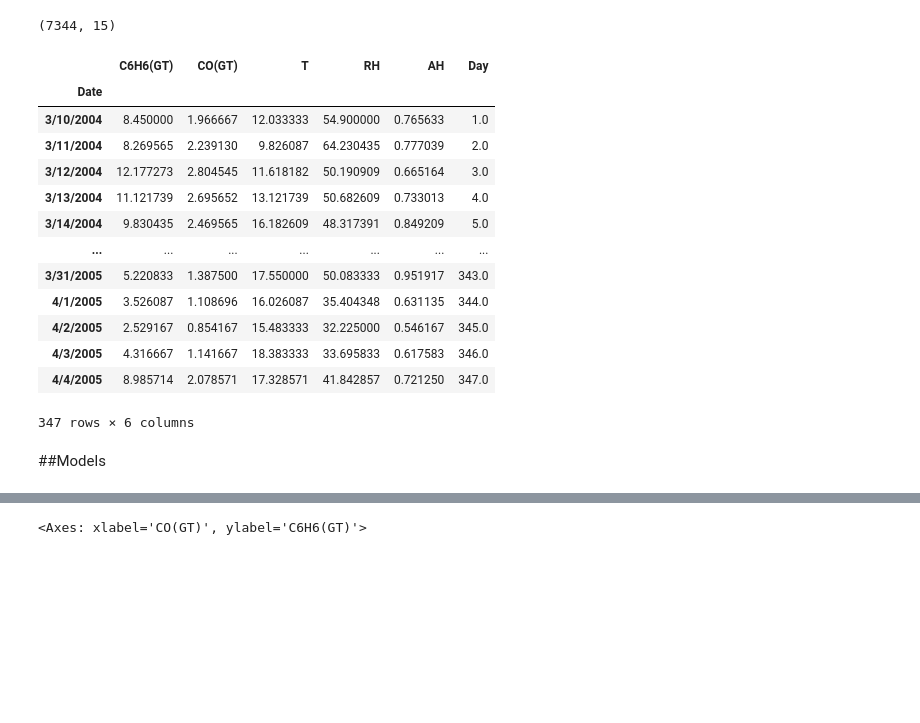
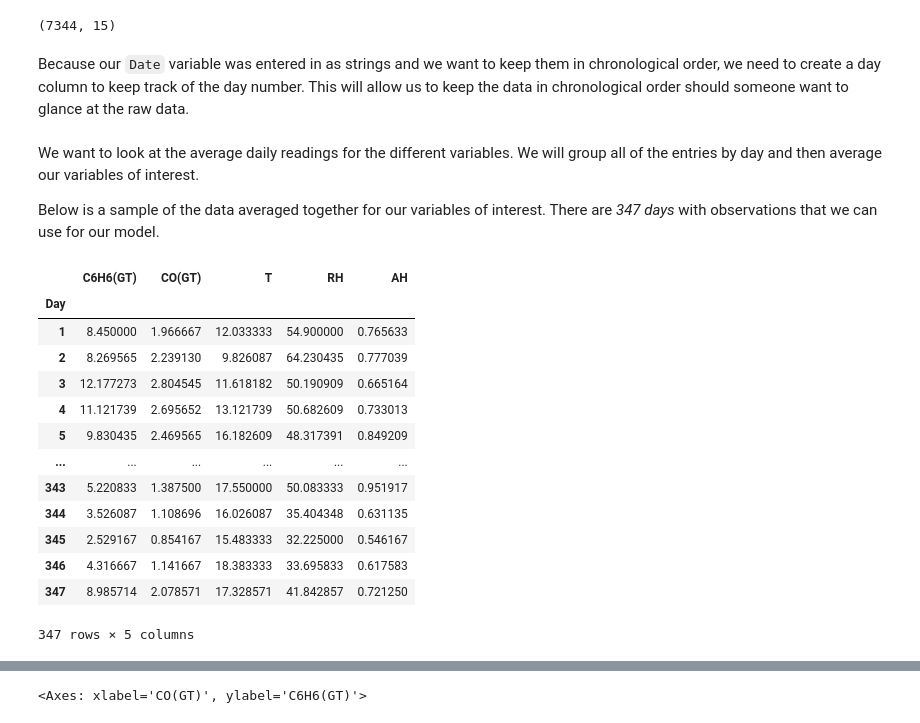
Before and after one commit to plindma/ST-554-Project1, a Jupyter notebook: Task3/ST554_Project_1_Task_3.ipynb, the cells around one changed output, grey strips where cells are left out. Drawn from its saved outputs; the diff is of its cells as text; code cells hidden in the pictures; blank space fills up the shorter version.

```diff
--- a/Task3/ST554_Project_1_Task_3.ipynb
+++ b/Task3/ST554_Project_1_Task_3.ipynb
@@ -61,6 +84,8 @@ cleaned_aq_df = air_quality_df[(air_quality_df['C6H6(GT)'] != -200)  &
 cleaned_aq_df.shape
 # %% [output]
 (7344, 15)
+# %% [markdown]
+Because our `Date` variable was entered in as strings and we want to keep them in chronological order, we need to create a day column to keep track of the day number. This will allow us to keep the data in chronological order should someone want to glance at the raw data.
 # %%
 # Convert 'Date' column to datetime objects to ensure correct chronological sorting
 cleaned_aq_df['Date_datetime'] = pd.to_datetime(cleaned_aq_df['Date'])
@@ -73,27 +98,28 @@ date_to_day_map = {date: i + 1 for i, date in enumerate(unique_dates)}
 
 # Apply the mapping to create the new 'Day' column
 cleaned_aq_df['Day'] = cleaned_aq_df['Date_datetime'].map(date_to_day_map)
+# %% [markdown]
+We want to look at the average daily readings for the different variables. We will group all of the entries by day and then average our variables of interest.
+
+Below is a sample of the data averaged together for our variables of interest. There are *347 days* with observations that we can use for our model.
 # %%
-daily_avg_df = cleaned_aq_df.groupby('Date') \
+daily_avg_df = cleaned_aq_df.groupby('Day') \
               .mean(numeric_only=True) \
-              .sort_values(by='Day') \
-              [['C6H6(GT)','CO(GT)','T','RH','AH','Day']]
+              [['C6H6(GT)','CO(GT)','T','RH','AH']]
 
 daily_avg_df
 # %% [output]
-|  | C6H6(GT) | CO(GT) | T | RH | AH | Day |
-| Date |  |  |  |  |  |  |
-| 3/10/2004 | 8.450000 | 1.966667 | 12.033333 | 54.900000 | 0.765633 | 1.0 |
-| 3/11/2004 | 8.269565 | 2.239130 | 9.826087 | 64.230435 | 0.777039 | 2.0 |
-| 3/12/2004 | 12.177273 | 2.804545 | 11.618182 | 50.190909 | 0.665164 | 3.0 |
-| 3/13/2004 | 11.121739 | 2.695652 | 13.121739 | 50.682609 | 0.733013 | 4.0 |
-| 3/14/2004 | 9.830435 | 2.469565 | 16.182609 | 48.317391 | 0.849209 | 5.0 |
-| ... | ... | ... | ... | ... | ... | ... |
-| 3/31/2005 | 5.220833 | 1.387500 | 17.550000 | 50.083333 | 0.951917 | 343.0 |
-| 4/1/2005 | 3.526087 | 1.108696 | 16.026087 | 35.404348 | 0.631135 | 344.0 |
-| 4/2/2005 | 2.529167 | 0.854167 | 15.483333 | 32.225000 | 0.546167 | 345.0 |
-| 4/3/2005 | 4.316667 | 1.141667 | 18.383333 | 33.695833 | 0.617583 | 346.0 |
-| 4/4/2005 | 8.985714 | 2.078571 | 17.328571 | 41.842857 | 0.721250 | 347.0 |
+|  | C6H6(GT) | CO(GT) | T | RH | AH |
+| Day |  |  |  |  |  |
+| 1 | 8.450000 | 1.966667 | 12.033333 | 54.900000 | 0.765633 |
+| 2 | 8.269565 | 2.239130 | 9.826087 | 64.230435 | 0.777039 |
+| 3 | 12.177273 | 2.804545 | 11.618182 | 50.190909 | 0.665164 |
+| 4 | 11.121739 | 2.695652 | 13.121739 | 50.682609 | 0.733013 |
+| 5 | 9.830435 | 2.469565 | 16.182609 | 48.317391 | 0.849209 |
+| ... | ... | ... | ... | ... | ... |
+| 343 | 5.220833 | 1.387500 | 17.550000 | 50.083333 | 0.951917 |
+| 344 | 3.526087 | 1.108696 | 16.026087 | 35.404348 | 0.631135 |
+| 345 | 2.529167 | 0.854167 | 15.483333 | 32.225000 | 0.546167 |
+| 346 | 4.316667 | 1.141667 | 18.383333 | 33.695833 | 0.617583 |
+| 347 | 8.985714 | 2.078571 | 17.328571 | 41.842857 | 0.721250 |
-347 rows × 6 columns
+347 rows × 5 columns
-# %% [markdown]
-##Models
```
Also changed, not shown: parts of 24 cells of this notebook.
